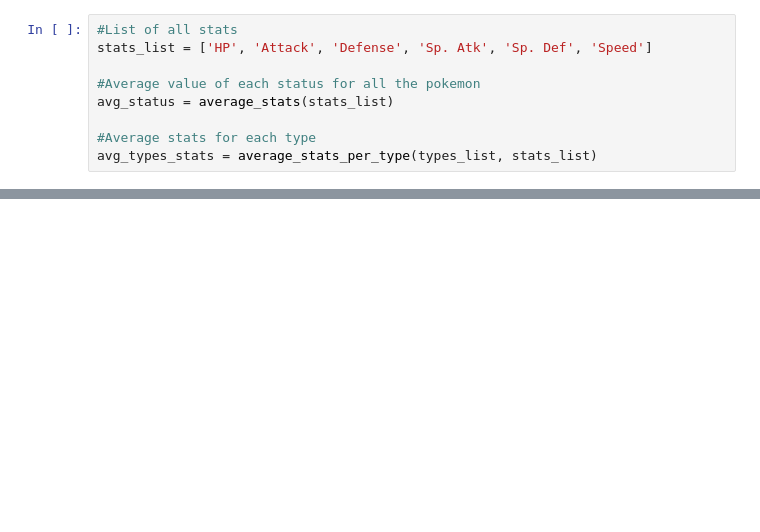
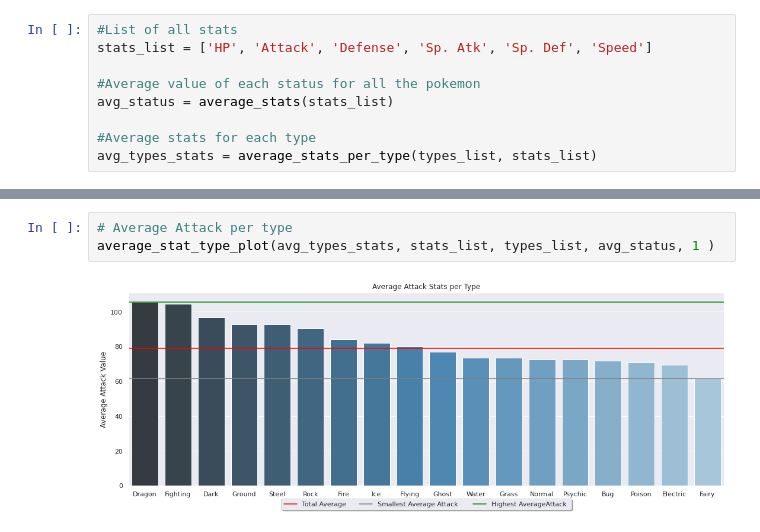
Before and after one commit to rpdieego/IndigoTortoise-pkmn-notebooks, a Jupyter notebook: IndigoTortoise_pkmn.ipynb, the cells around one changed output, grey strips where cells are left out. Cells and saved outputs as stored; diff of their text form; blank space fills up the shorter version.

```diff
--- a/IndigoTortoise_pkmn.ipynb
+++ b/IndigoTortoise_pkmn.ipynb
@@ -414,0 +461,5 @@ pkmn_df.head()
+# %%
+# Average Attack per type
+average_stat_type_plot(avg_types_stats, stats_list, types_list, avg_status, 1 )
+# %% [output]
+[figure, added]
```
Also changed, not shown: parts of 10 cells of this notebook.
